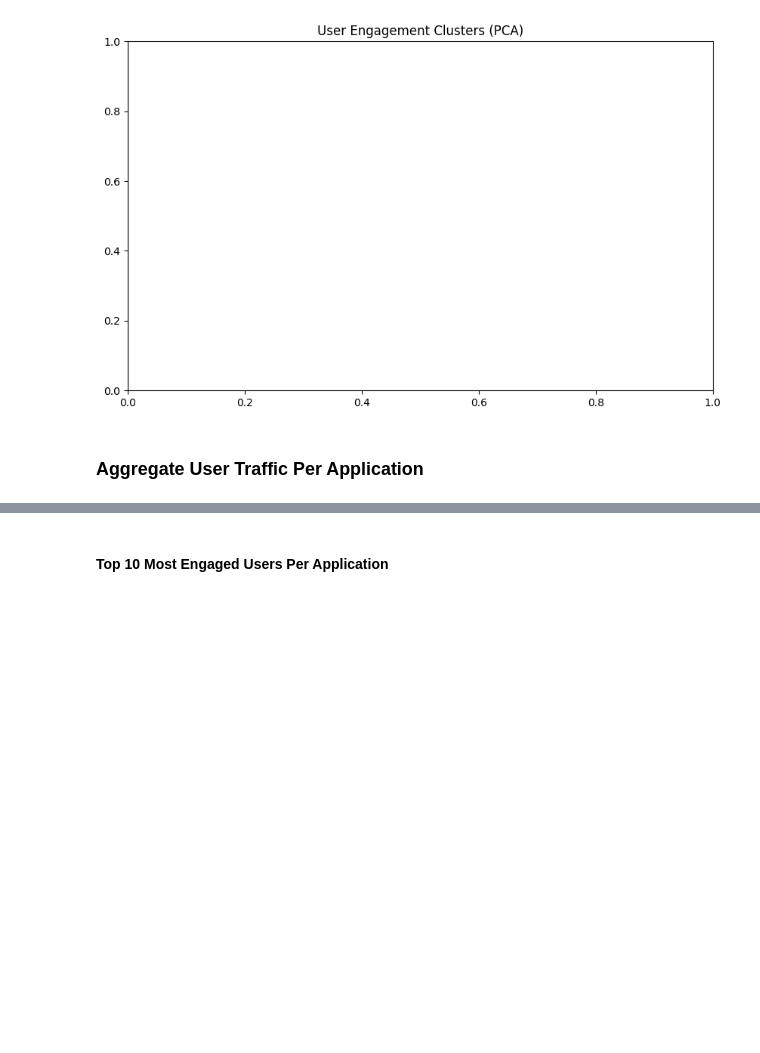
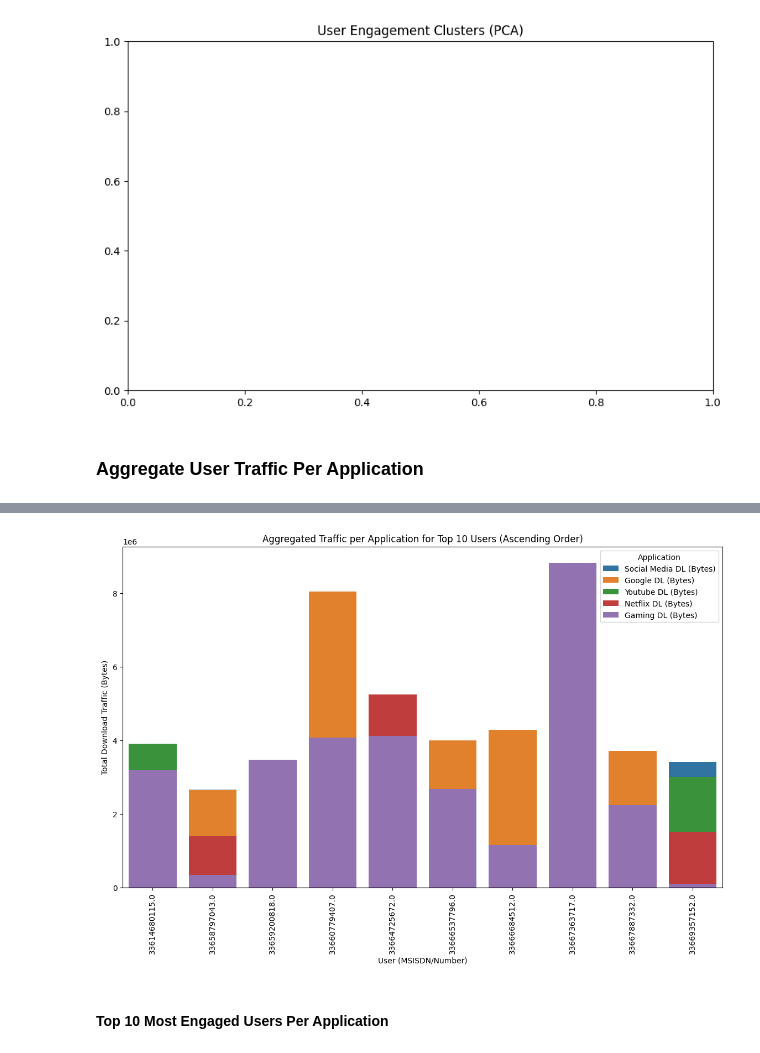
Before and after one commit to zol23-g/TellCo-Financial-Analysis, a Jupyter notebook: notebooks/financial_analysis.ipynb, the cells around one changed output, grey strips where cells are left out. Drawn from its saved outputs; the diff is of its cells as text; code cells hidden in the pictures; blank space fills up the shorter version.

```diff
--- a/notebooks/financial_analysis.ipynb
+++ b/notebooks/financial_analysis.ipynb
@@ -829,3 +900,29 @@ application_traffic.head()
+# %%
+application_columns = ['Social Media DL (Bytes)', 'Google DL (Bytes)', 'Youtube DL (Bytes)', 'Netflix DL (Bytes)', 'Gaming DL (Bytes)']
+application_traffic = df.groupby('MSISDN/Number')[application_columns].sum()
+
+# Calculate total traffic for each user and sort by it in ascending order
+application_traffic['Total Traffic'] = application_traffic.sum(axis=1)
+top_10_users = application_traffic.nsmallest(10, 'Total Traffic')
+
+# Drop the 'Total Traffic' column as it's no longer needed
+top_10_users = top_10_users.drop(columns=['Total Traffic'])
+
+# Plotting the data
+plt.figure(figsize=(14, 8))
+
+# Create a bar plot for each application
+for column in application_columns:
+    sns.barplot(x=top_10_users.index, y=top_10_users[column], label=column)
+
+plt.title('Aggregated Traffic per Application for Top 10 Users (Ascending Order)')
+plt.xlabel('User (MSISDN/Number)')
+plt.ylabel('Total Download Traffic (Bytes)')
+plt.xticks(rotation=90)
+plt.legend(title='Application')
+plt.show()
+# %% [output]
+[figure, added]
 # %% [markdown]
 #### Top 10 Most Engaged Users Per Application
 # %%
```
Also changed, not shown: parts of 8 cells of this notebook, 4 other files.
